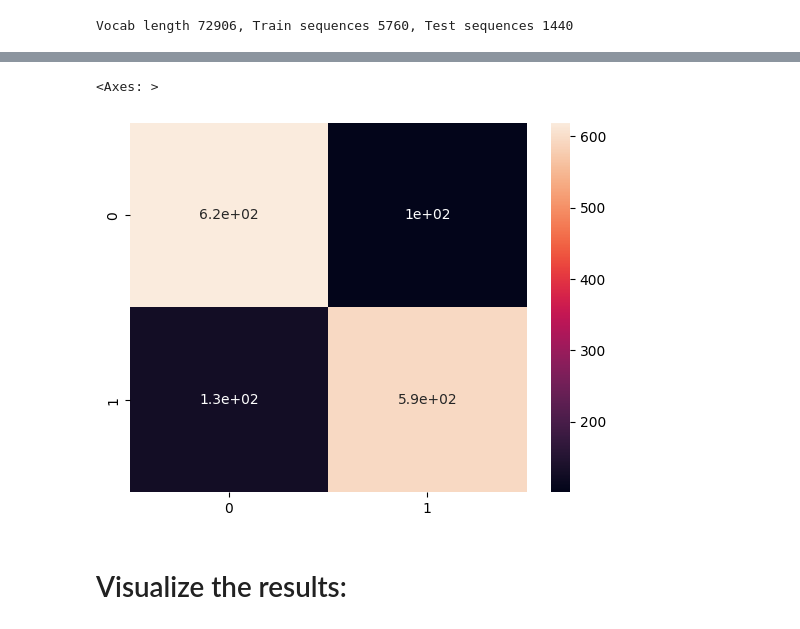
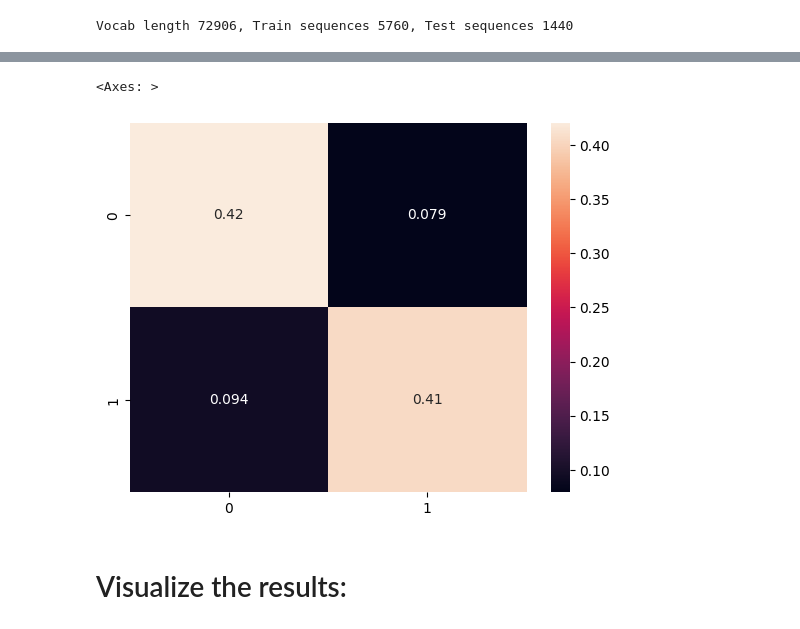
Before and after one commit to Systematicos/Model-dectation-fake-news, a Jupyter notebook: notebooks/RNN.ipynb, the cells around one changed output, grey strips where cells are left out. Cells and saved outputs as stored; diff of their text form; code cells hidden in the pictures.

```diff
--- a/notebooks/RNN.ipynb
+++ b/notebooks/RNN.ipynb
@@ -47,7 +55,6 @@ model = tf.keras.Sequential([
     tf.keras.layers.Embedding(vocab_length, embedding_dim, input_length=maxlen),
     tf.keras.layers.GRU(60, activation='tanh', return_sequences=True),
     tf.keras.layers.LSTM(30, return_sequences=True),
-    tf.keras.layers.SimpleRNN(3, activation='tanh', return_sequences=True),
     tf.keras.layers.SimpleRNN(3, activation='tanh'),
     tf.keras.layers.Dropout(0.25),
     tf.keras.layers.Dense(24, activation='relu'),
@@ -76,5 +83,5 @@ Non-trainable params: 0 (0.00 Byte)
 _________________________________________________________________
 # %%
 
-history = model.fit(train_padded_seqeunces, y_train, epochs=10, batch_size=100, validation_data=[test_padded_seqeunces, y_test])
+history = model.fit(train_padded_seqeunces, y_train, epochs=50, batch_size=50, validation_data=[test_padded_seqeunces, y_test])
 # %% [output]
@@ -102,6 +93,6 @@ Epoch 10/10
 from sklearn.metrics import confusion_matrix
 y_train_pred = model.predict(test_padded_seqeunces)
 y_train_pred = (y_train_pred > 0.75)
-cm = confusion_matrix(y_test, y_train_pred)
+cm = confusion_matrix(y_test, y_train_pred, normalize='all')
 sns.heatmap(cm, annot=True)
 # %% [output]
@@ -109,5 +100,5 @@ sns.heatmap(cm, annot=True)
 <Axes: >
-[figure, old version]
+[figure, new version]
 # %% [markdown]
 # Visualize the results:
 # %%
```
Also changed, not shown: parts of 9 cells of this notebook, 6 other files.
